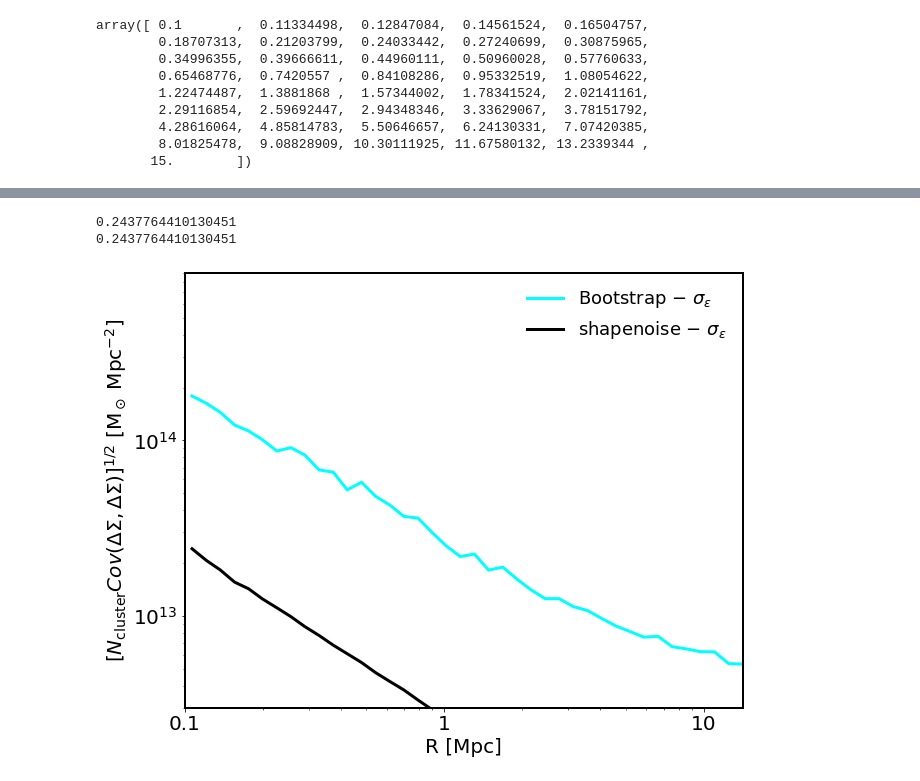
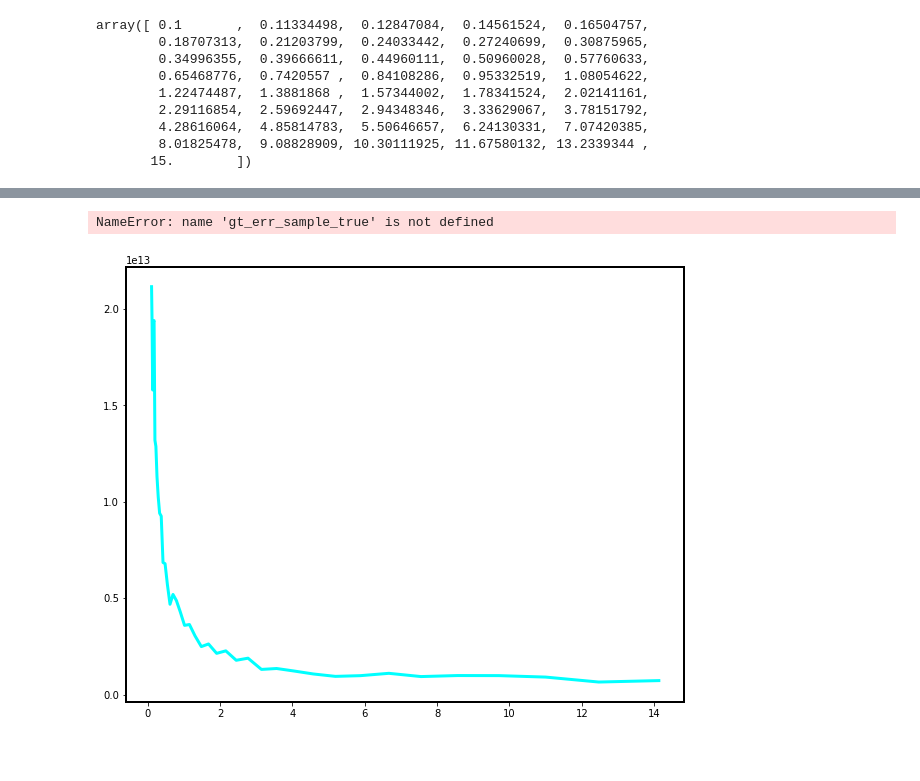
Before and after one commit to LSSTDESC/CLMassDC2, a Jupyter notebook: notebooks/DN1_Bootstrap_vs_Jacknife_covariances.ipynb, the cells around one changed output, grey strips where cells are left out. Drawn from its saved outputs; the diff is of its cells as text; code cells hidden in the pictures; blank space fills up the shorter version.

```diff
--- a/notebooks/DN1_Bootstrap_vs_Jacknife_covariances.ipynb
+++ b/notebooks/DN1_Bootstrap_vs_Jacknife_covariances.ipynb
@@ -237,39 +234,38 @@ std_shear = 0.013
 
 label_boot = f'Bootstrap'
 label_jack = f'Jackknife'
 label_sample = 'Sample'
 
-gt_err_bootstrap = np.sqrt(f_cut['n_stack']*np.array(covariance_stack_bootstrap_shapenoise[index_dm]['cov_t'].T.diagonal()))
+gt_err_bootstrap = np.sqrt(np.array(covariance_stack_bootstrap_shapenoise[index_dm]['cov_t'].T.diagonal()))
 #gt_err_jacknife  = np.sqrt(f_cut['n_stack']*np.array(covariance_stack_jacknife_shapenoise[index_dm]['cov_t'].T.diagonal()))#/covariance_RedMapper_stack_jacknife[index_cut]['Hartlap'][0]
 #gt_err_sample  = np.array(f_cut['n_stack']*covariance_stack_sample_shapenoise[index_dm]['cov_t'].T.diagonal())**(1/2)
 #gt_err_sample_true  = np.array(f_cut['n_stack']*covariance_stack_sample_noshapenoise[index_dm]['cov_t'].T.diagonal())**(1/2)
 
 #print(gt_err_sample)
 plt.plot(f_cut['radius'], gt_err_bootstrap,'cyan', label = label_boot + ' $-\ \sigma_\epsilon$', linewidth = 3)
 #plt.plot(f_cut['radius'], gt_err_sample_true,'--r', linewidth = 3, label = label_boot + ' $-\ \sigma_\gamma$')
 #plt.plot(f_cut['radius'], gt_err_jacknife,'.b', label = label_jack+ ' $-\ \sigma_\epsilon$', linewidth = 5)
 #plt.plot(f_cut['radius'], gt_err_sample,'xg', label = label_sample+ ' $-\ \sigma_\epsilon$', linewidth = 1, markersize = 10)
 
 gt_err_th_epsilon = (av_sigma_2(f_cut['z_mean']) * std_epsilon**2/(f_cut['ngal_per_bin']))**(1/2)
 gt_err_th_shear = (av_sigma_2(f_cut['z_mean']) *std_shear**2/(f_cut['ngal_per_bin']))**(1/2)
 plt.plot(f_cut['radius'], gt_err_th_epsilon,'-k', zorder = 0, alpha = 1, linewidth = 3, label = r'shapenoise $-\ \sigma_\epsilon$')
-#plt.plot(f_cut['radius'], gt_err_th_shear,'-r', zorder = 0, alpha = 1, linewidth = 3, label = 'shapenoise $-\ \sigma_\gamma$')
+plt.plot(f_cut['radius'], gt_err_th_shear,'-r', zorder = 0, alpha = 1, linewidth = 3, label = 'shapenoise $-\ \sigma_\gamma$')
 
 
-plt.ylim(3e12, 9*1e14)
+#plt.ylim(3e12, 9*1e14)
 plt.xlim(min(f_cut['radius']), max(f_cut['radius']))
 plt.xscale('log')
 plt.yscale('log')
 plt.legend(frameon = False, loc = 'upper right', fontsize = 18)
 plt.xlabel('R [Mpc]', fontsize = 20)
 plt.ylabel(r'$[N_{\rm cluster}Cov(\Delta\Sigma, \Delta\Sigma)]^{1/2}$ '+'$[$' + r'${\rm M}$' + r'$_\odot\;$'+ r'${\rm Mpc}$'+r'$^{-2}$'r'$]$', fontsize = 20)
 plt.xticks(ticks=[0.1, 1,10], labels=['0.1', '1','10'])
 plt.tick_params(axis='both', which = 'major', labelsize= 20)
 #plt.savefig('/pbs/throng/lsst/users/cpayerne/ThesisAtCCin2p3/Images/covariance_diagonal.png', bbox_inches='tight', dpi=300)
 # %% [output]
-0.2437764410130451
-0.2437764410130451
+NameError: name 'gt_err_sample_true' is not defined
-[figure, old version]
+[figure, new version]
 # %%
 moo = clmm.Modeling(massdef = 'critical', delta_mdef = 200, halo_profile_model = 'nfw')
 moo.set_cosmo(cosmo)
```
Also changed, not shown: parts of 3 cells of this notebook, 18 other files.
